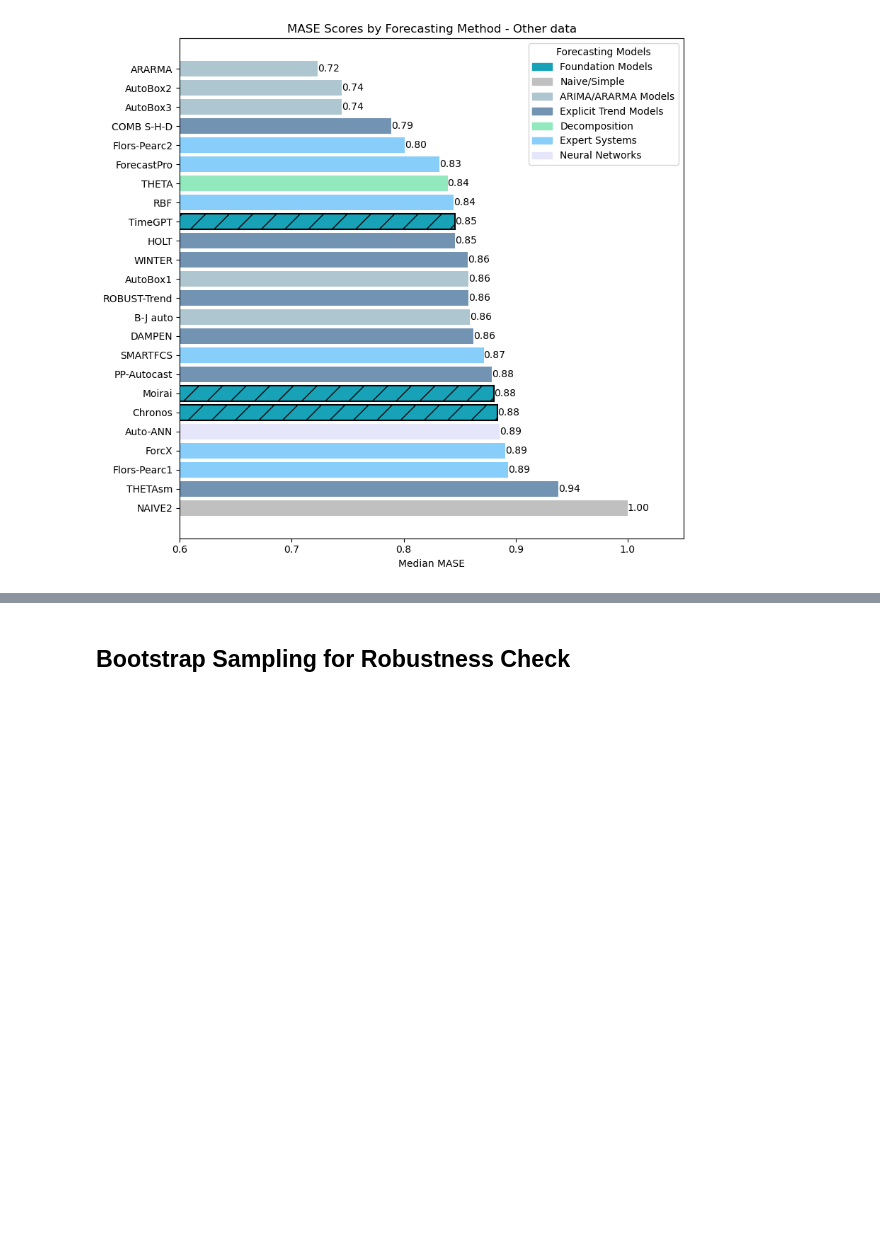
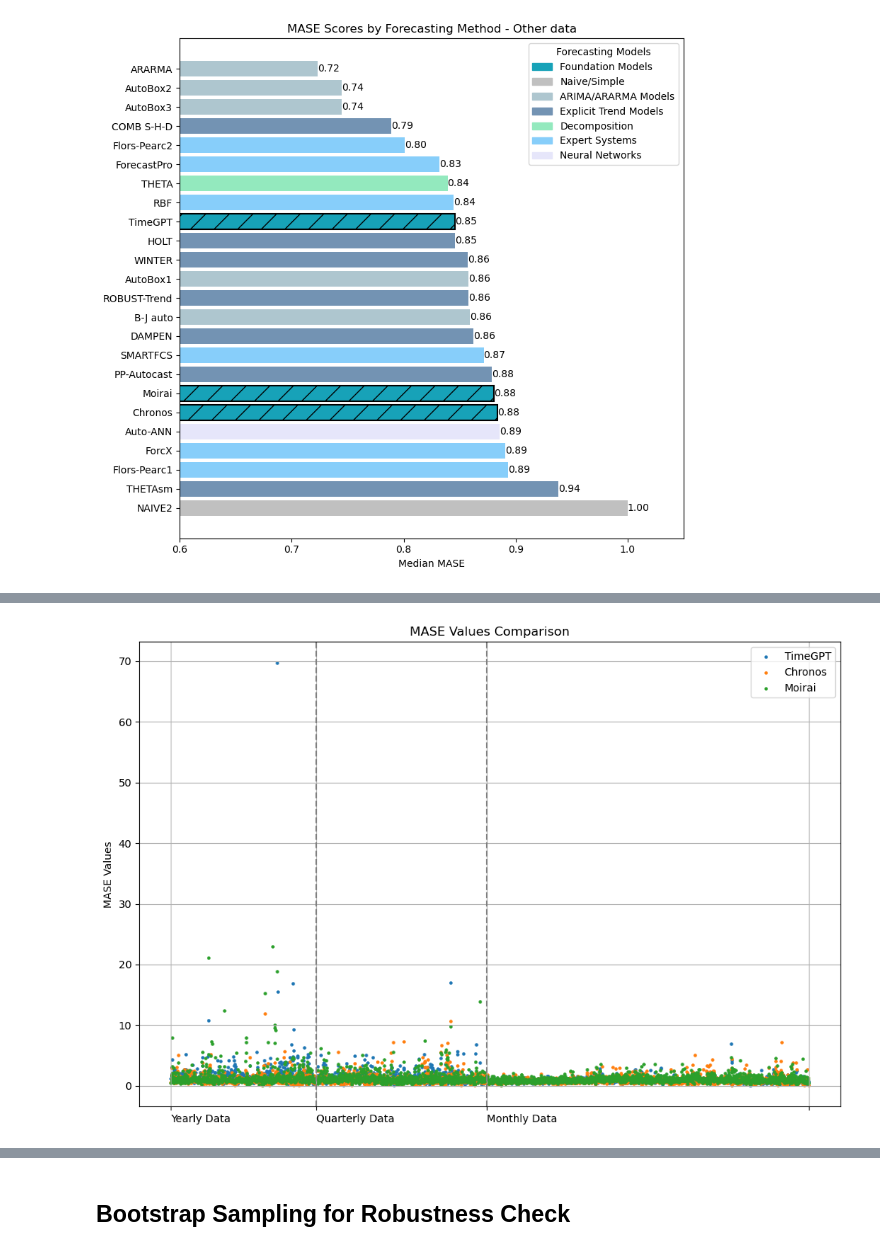
Before and after one commit to tom-alten/OutsmartingTime, a Jupyter notebook: Analysis/mase_result.ipynb, the cells around one changed output, grey strips where cells are left out. Cells and saved outputs as stored; diff of their text form; code cells hidden in the pictures; blank space fills up the shorter version.

```diff
--- a/Analysis/mase_result.ipynb
+++ b/Analysis/mase_result.ipynb
@@ -645,0 +683,42 @@ moirai_mase = res_df['Moirai'].sort_index()
+# %%
+
+timegpt_mase = mase_df['TimeGPT'].sort_index()
+chronos_mase = mase_df['Chronos'].sort_index()
+moirai_mase = mase_df['Moirai'].sort_index()
+theta_mase = mase_df['THETA'].sort_index()
+benchmark_mase = mase_df['NAIVE2'].sort_index()
+forecastpro_mase = mase_df['ForecastPro'].sort_index()
+forcx_mase = mase_df['ForcX'].sort_index()
+dampen_mase = mase_df['DAMPEN'].sort_index()
+combshd_mase = mase_df['COMB S-H-D'].sort_index()
+rbf_mase = mase_df['RBF'].sort_index()
+
+
+plt.figure(figsize=(12, 8))
+
+yearly_range = range(0, 646)
+quarterly_range = range(646, 1402)
+monthly_range = range(1402, 2830)
+
+plt.scatter(timegpt_mase.index, timegpt_mase.values, label='TimeGPT', s=5)
+plt.scatter(chronos_mase.index, chronos_mase.values, label='Chronos', s=5)
+plt.scatter(moirai_mase.index, moirai_mase.values, label='Moirai', s=5)
+
+
+plt.axvline(x=timegpt_mase.index[645], color='grey', linestyle='--')
+plt.axvline(x=timegpt_mase.index[1401], color='grey', linestyle='--')
+
+plt.xticks(
+    ticks=[timegpt_mase.index[0], timegpt_mase.index[645], timegpt_mase.index[1401], timegpt_mase.index[-1]],
+    labels=['Yearly Data', 'Quarterly Data', 'Monthly Data', ''],
+    rotation=0,
+    ha='left'
+)
+
+plt.ylabel('MASE Values')
+plt.title('MASE Values Comparison')
+plt.legend()
+plt.grid(True)
+plt.show()
+# %% [output]
+[figure, added]
```
Also changed, not shown: parts of 41 cells of this notebook, 2 other files.
